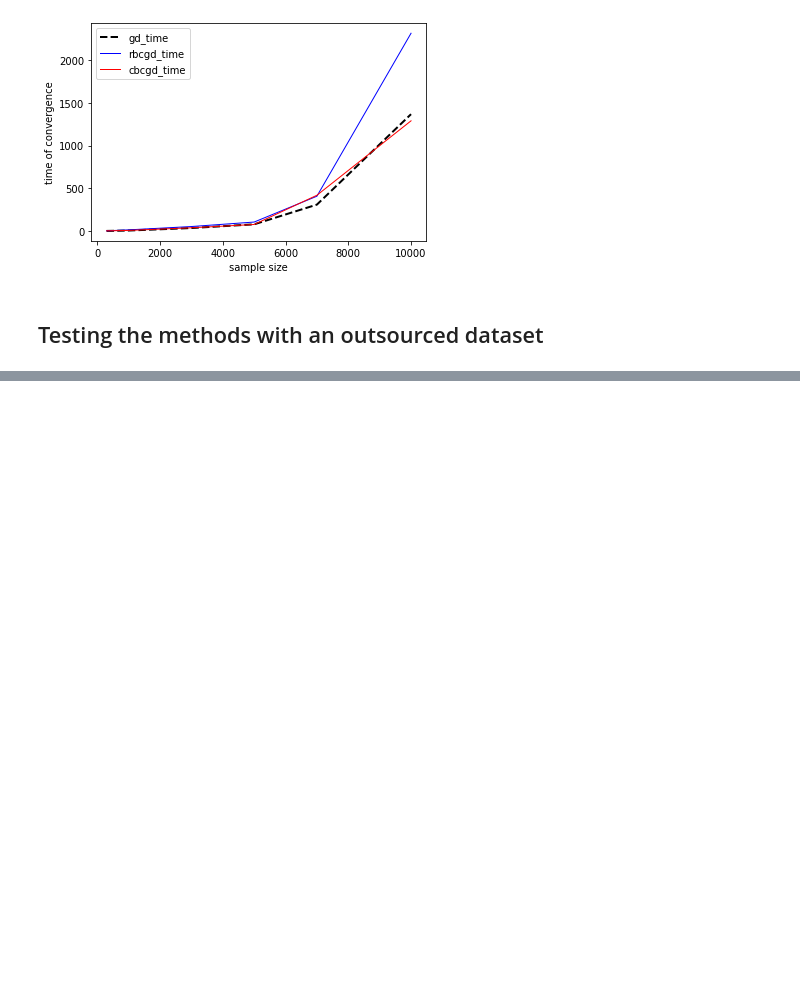
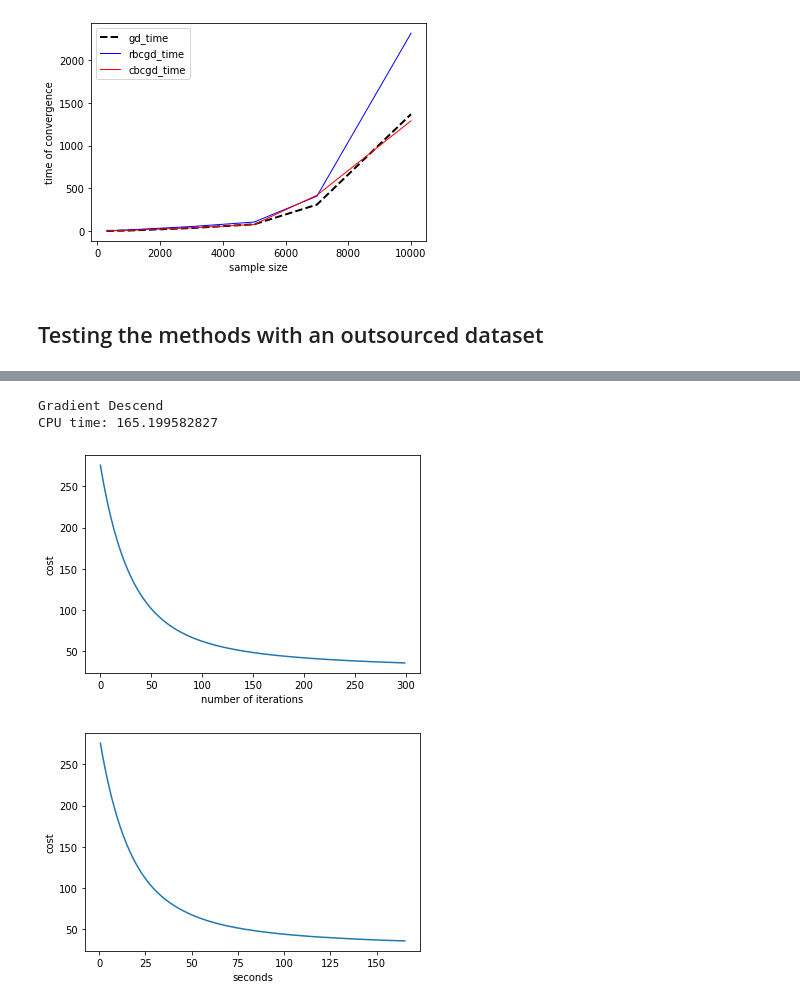
Before and after one commit to mojeee/OptimizationFor-DataScience, a Jupyter notebook: HW/Optimization.ipynb, the cells around one changed output, grey strips where cells are left out. Drawn from its saved outputs; the diff is of its cells as text; code cells hidden in the pictures; blank space fills up the shorter version.

```diff
--- a/HW/Optimization.ipynb
+++ b/HW/Optimization.ipynb
@@ -487,0 +499,39 @@ y_label = df_labeled["Class"].to_numpy()
+# %%
+alpha=0.003
+num_iterations=300
+time_tracking_GD = []
+
+y_unlabel = initialize_parameters(x_Unlabeled)
+wij,wij_bar = similarity(x_Unlabeled,x_labeled_bar,"Gaussian")
+cost_func_GD = []
+# %%
+t_start = process_time()
+
+for i in range(num_iterations):
+  derivative = dev_function(wij,wij_bar,y_unlabel,y_label,method = "GD")
+  y_unlabel = y_unlabel-alpha*derivative
+  cost_func_GD.append(cost_function(wij,wij_bar,y_unlabel,y_label))
+  time_tracking_GD.append(process_time() - t_start)
+
+t_stop = process_time()
+# %%
+time_GD = t_stop - t_start
+
+print("Gradient Descend")
+print("CPU time:", time_GD)
+
+sns.lineplot(x= range(len(cost_func_GD)),y=cost_func_GD)
+plt.xlabel("number of iterations")
+plt.ylabel("cost")
+plt.show()
+
+
+sns.lineplot(x= time_tracking_GD,y=cost_func_GD)
+plt.xlabel("seconds")
+plt.ylabel("cost")
+plt.show()
+# %% [output]
+Gradient Descend
+CPU time: 165.199582827
+[figure, added]
+[figure, added]
```
Also changed, not shown: parts of 36 cells of this notebook.
